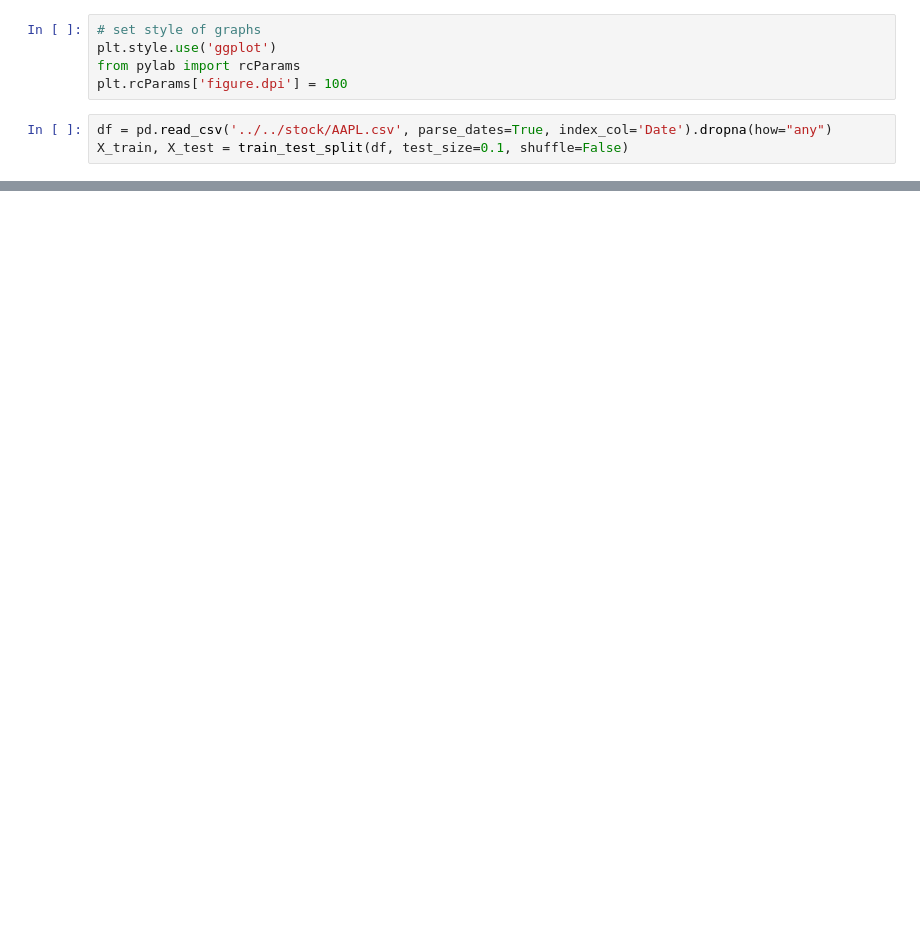
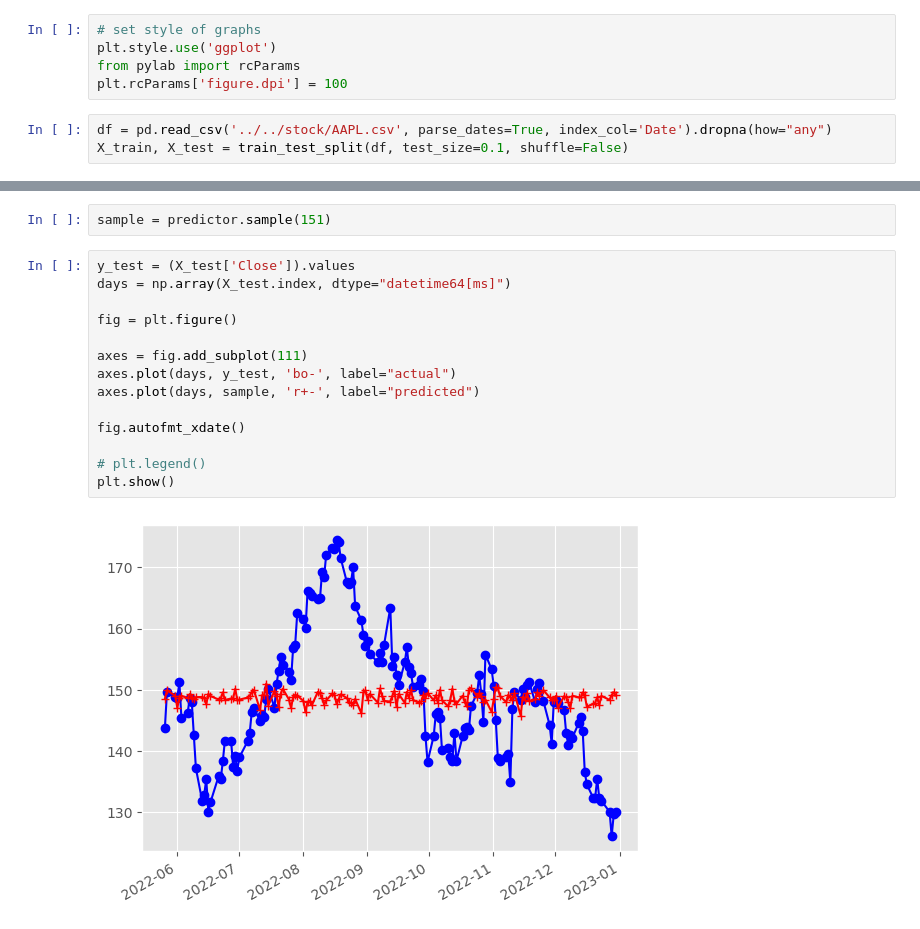
Before and after one commit to SilvioBaratto/stockpy, a Jupyter notebook: stockpy/probabilistic/debug_dmm.ipynb, the cells around one changed output, grey strips where cells are left out. Drawn from its saved outputs; the diff is of its cells as text; blank space fills up the shorter version.

```diff
--- a/stockpy/probabilistic/debug_dmm.ipynb
+++ b/stockpy/probabilistic/debug_dmm.ipynb
@@ -70,0 +73,18 @@ SVI.evaluate_loss
+# %%
+sample = predictor.sample(151)
+# %%
+y_test = (X_test['Close']).values
+days = np.array(X_test.index, dtype="datetime64[ms]")
+
+fig = plt.figure()
+
+axes = fig.add_subplot(111)
+axes.plot(days, y_test, 'bo-', label="actual")
+axes.plot(days, sample, 'r+-', label="predicted")
+
+fig.autofmt_xdate()
+
+# plt.legend()
+plt.show()
+# %% [output]
+[figure, added]
```
Also changed, not shown: parts of 9 cells of this notebook, 35 other files.
